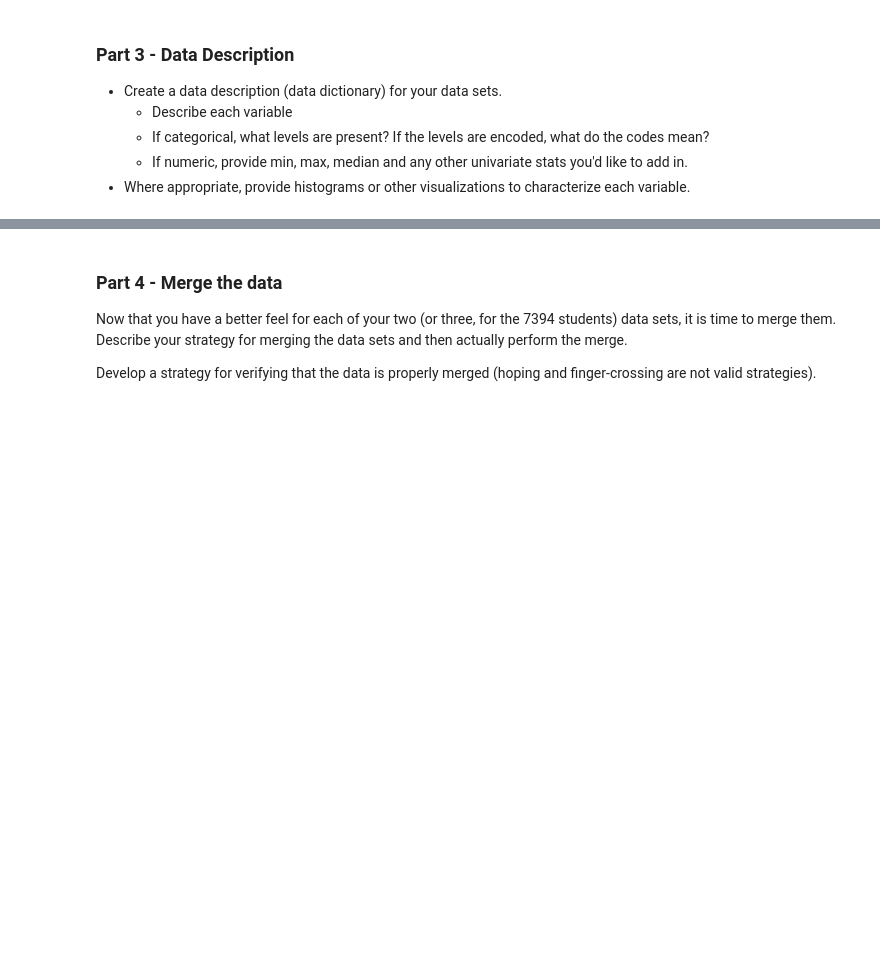
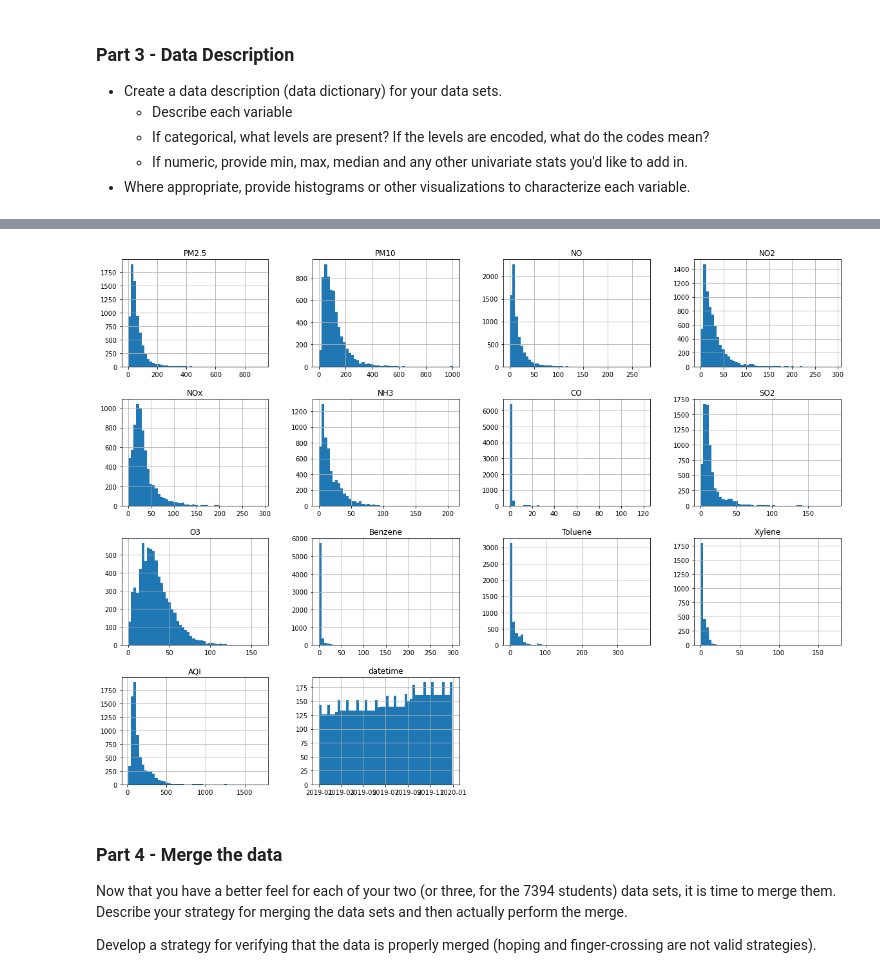
Before and after one commit to calebm00re/22ML-project2, a Jupyter notebook: Project02_pt2.ipynb, the cells around one changed output, grey strips where cells are left out. Drawn from its saved outputs; the diff is of its cells as text; code cells hidden in the pictures; blank space fills up the shorter version.

```diff
--- a/Project02_pt2.ipynb
+++ b/Project02_pt2.ipynb
@@ -81,10 +85,11 @@ print("Shape of flights::{}".format(flights_df.shape), '\n')
 print("flights:\n", flights_df.dtypes, "\n\nair:\n", air_df.dtypes, "\n\n")
 
 #Shows us some quick statistics on our data
-print("flights:\n", flights_df.describe(), "\n\nair:\n", air_df.describe())
+print("flights:\n", flights_df.info(), "\n\nair:\n", air_df.info())
 
 #We want to convert the dates to proper datetime format so we can more easily work with the data
 flights_df['datetime'] = pd.to_datetime(flights_df.Date_of_Journey)
+air_df['datetime'] = pd.to_datetime(air_df.Date)
 
 #Shows us the span of dates the data covers
 print("min year flights: ", min(flights_df.datetime), "max year flights: ", max(flights_df.datetime))
@@ -146,3 +180,10 @@ Shape of air::(7446, 16)
+# %%
+%matplotlib inline
+
+air19_df.hist(bins = 50, figsize=(20,15))
+plt.show()
+# %% [output]
+[figure, added]
 # %% [markdown]
 ### Part 4 - Merge the data
 
```
Also changed, not shown: parts of 6 cells of this notebook.
